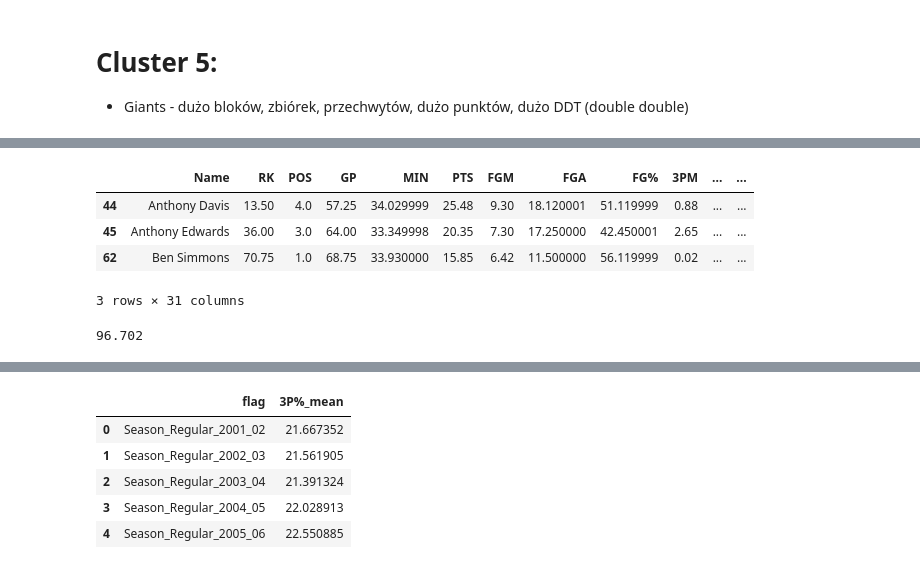
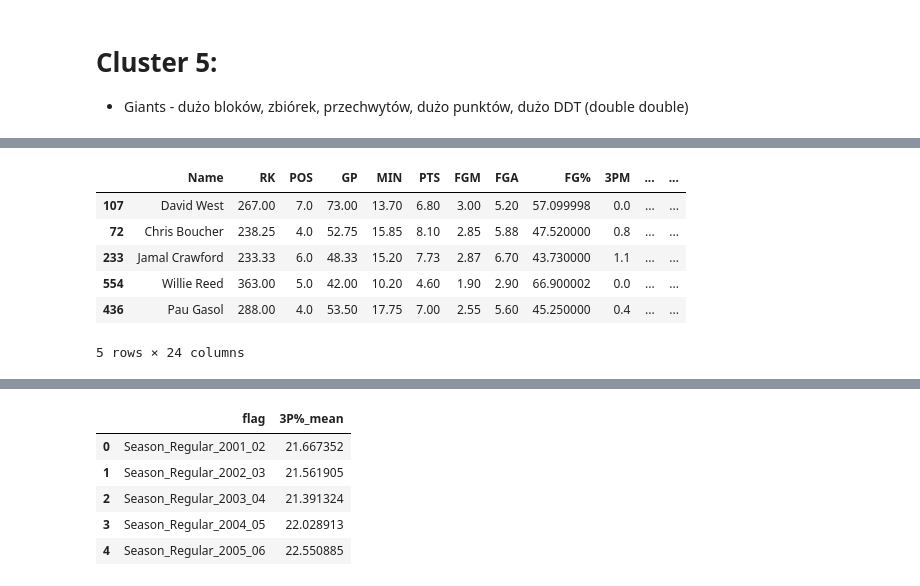
Before and after one commit to tomekmatuszewski/NBA_players_clustering, a Jupyter notebook: notebooks/read_postgres.ipynb, the cells around one changed output, grey strips where cells are left out. Saved outputs shown, nothing was run; the diff lists cells and outputs as text; code cells hidden in the pictures.

Commit message:
analysis almost done

```diff
--- a/notebooks/read_postgres.ipynb
+++ b/notebooks/read_postgres.ipynb
@@ -231,0 +219,3 @@ cluster_labels.plot.bar()
+# %%
+cluster_labels = kmeans.labels_
+reduced_df['Cluster'] = cluster_labels
@@ -261,3 +272,5 @@ averages_df[['PTS','FGM','FGA','FG%','3PM','3PA', '3P%', 'FTM','FTA','FT%','REB'
 # %% [markdown]
 # Cluster 5:
    - Giants  - dużo bloków, zbiórek, przechwytów, dużo punktów, dużo DDT (double double)
+# %%
+reduced_df.drop(columns=['PCA1','PCA2','PCA3','PCA4','PCA5','PCA6','PCA7'], inplace=True)
@@ -264,21 +307,10 @@ averages_df[['PTS','FGM','FGA','FG%','3PM','3PA', '3P%', 'FTM','FTA','FT%','REB'
 # %%
-reduced_df[reduced_df['Cluster'] == 3].head(3)
+reduced_df[reduced_df['Cluster'] == 3].sort_values("PER",ascending=False).head()
 # %% [output]
 |  | Name | RK | POS | GP | MIN | PTS | FGM | FGA | FG% | 3PM | ... | ... |
-| 44 | Anthony Davis | 13.50 | 4.0 | 57.25 | 34.029999 | 25.48 | 9.30 | 18.120001 | 51.119999 | 0.88 | ... | ... |
-| 45 | Anthony Edwards | 36.00 | 3.0 | 64.00 | 33.349998 | 20.35 | 7.30 | 17.250000 | 42.450001 | 2.65 | ... | ... |
-| 62 | Ben Simmons | 70.75 | 1.0 | 68.75 | 33.930000 | 15.85 | 6.42 | 11.500000 | 56.119999 | 0.02 | ... | ... |
+| 107 | David West | 267.00 | 7.0 | 73.00 | 13.70 | 6.80 | 3.00 | 5.20 | 57.099998 | 0.0 | ... | ... |
+| 72 | Chris Boucher | 238.25 | 4.0 | 52.75 | 15.85 | 8.10 | 2.85 | 5.88 | 47.520000 | 0.8 | ... | ... |
+| 233 | Jamal Crawford | 233.33 | 6.0 | 48.33 | 15.20 | 7.73 | 2.87 | 6.70 | 43.730000 | 1.1 | ... | ... |
+| 554 | Willie Reed | 363.00 | 5.0 | 42.00 | 10.20 | 4.60 | 1.90 | 2.90 | 66.900002 | 0.0 | ... | ... |
+| 436 | Pau Gasol | 288.00 | 4.0 | 53.50 | 17.75 | 7.00 | 2.55 | 5.60 | 45.250000 | 0.4 | ... | ... |
-3 rows × 31 columns
+5 rows × 24 columns
-# %%
-from sklearn.discriminant_analysis import LinearDiscriminantAnalysis
-num_components = 3
-scale = StandardScaler() # scale before LDA
-dim_reduction = scale.fit_transform(dim_reduction)
-lda = LinearDiscriminantAnalysis(n_components=num_components)
-X = dim_reduction
-y = clusters
-discriminated = lda.fit_transform(X, y)
-explained_variance = round(100*sum(lda.explained_variance_ratio_), 3)
-explained_variance
-# %% [output]
-96.702
```
Also changed, not shown: parts of 29 cells of this notebook.
